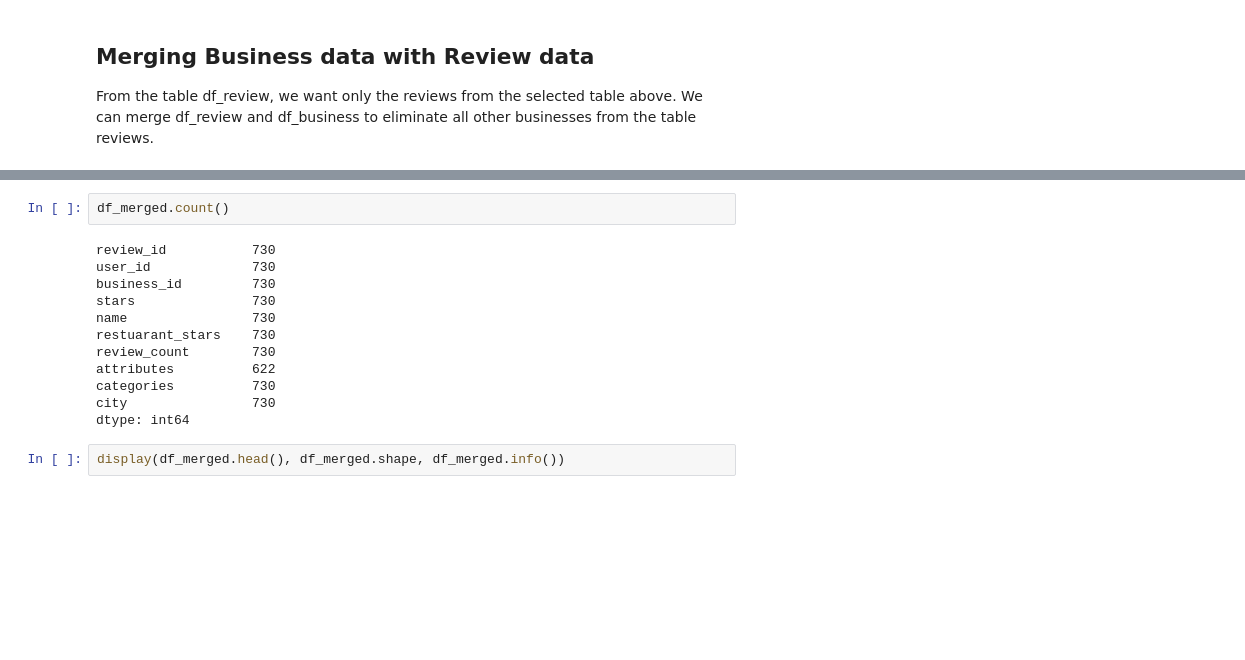
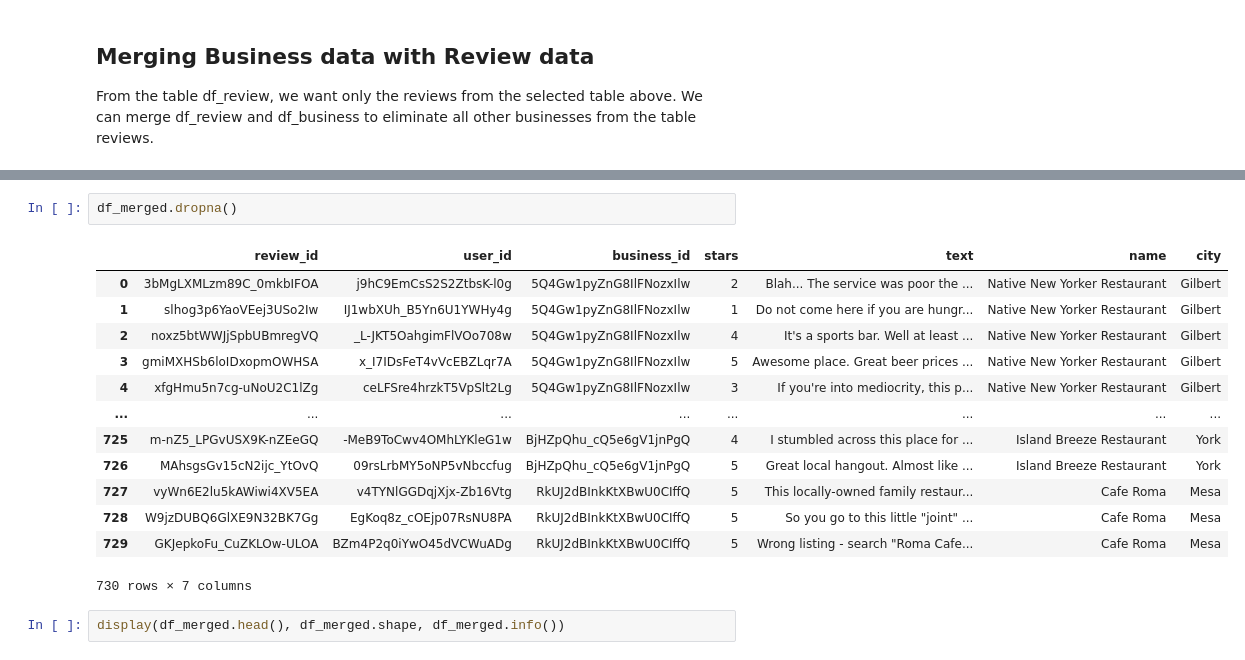
Before and after one commit to kiranrawat/-Travel-Recommendation-and-Intelligence-Engine-T.R.I.E., a Jupyter notebook: cleaning_data.ipynb, the cells around one changed output, grey strips where cells are left out. Saved outputs shown, nothing was run; the diff lists cells and outputs as text; blank space fills up the shorter version.

```diff
--- a/cleaning_data.ipynb
+++ b/cleaning_data.ipynb
@@ -311,17 +292,19 @@ df_merged.head()
 # %%
-df_merged.count()
+df_merged.dropna()
 # %% [output]
+|  | review_id | user_id | business_id | stars | text | name | city |
+| 0 | 3bMgLXMLzm89C_0mkbIFOA | j9hC9EmCsS2S2ZtbsK-l0g | 5Q4Gw1pyZnG8IlFNozxIlw | 2 | Blah... The service was poor the ... | Native New Yorker Restaurant | Gilbert |
+| 1 | slhog3p6YaoVEej3USo2Iw | IJ1wbXUh_B5Yn6U1YWHy4g | 5Q4Gw1pyZnG8IlFNozxIlw | 1 | Do not come here if you are hungr... | Native New Yorker Restaurant | Gilbert |
+| 2 | noxz5btWWJjSpbUBmregVQ | _L-JKT5OahgimFlVOo708w | 5Q4Gw1pyZnG8IlFNozxIlw | 4 | It's a sports bar. Well at least ... | Native New Yorker Restaurant | Gilbert |
+| 3 | gmiMXHSb6loIDxopmOWHSA | x_I7IDsFeT4vVcEBZLqr7A | 5Q4Gw1pyZnG8IlFNozxIlw | 5 | Awesome place. Great beer prices ... | Native New Yorker Restaurant | Gilbert |
+| 4 | xfgHmu5n7cg-uNoU2C1lZg | ceLFSre4hrzkT5VpSlt2Lg | 5Q4Gw1pyZnG8IlFNozxIlw | 3 | If you're into mediocrity, this p... | Native New Yorker Restaurant | Gilbert |
+| ... | ... | ... | ... | ... | ... | ... | ... |
+| 725 | m-nZ5_LPGvUSX9K-nZEeGQ | -MeB9ToCwv4OMhLYKleG1w | BjHZpQhu_cQ5e6gV1jnPgQ | 4 | I stumbled across this place for ... | Island Breeze Restaurant | York |
+| 726 | MAhsgsGv15cN2ijc_YtOvQ | 09rsLrbMY5oNP5vNbccfug | BjHZpQhu_cQ5e6gV1jnPgQ | 5 | Great local hangout. Almost like ... | Island Breeze Restaurant | York |
+| 727 | vyWn6E2lu5kAWiwi4XV5EA | v4TYNlGGDqjXjx-Zb16Vtg | RkUJ2dBInkKtXBwU0CIffQ | 5 | This locally-owned family restaur... | Cafe Roma | Mesa |
+| 728 | W9jzDUBQ6GlXE9N32BK7Gg | EgKoq8z_cOEjp07RsNU8PA | RkUJ2dBInkKtXBwU0CIffQ | 5 | So you go to this little "joint" ... | Cafe Roma | Mesa |
+| 729 | GKJepkoFu_CuZKLOw-ULOA | BZm4P2q0iYwO45dVCWuADg | RkUJ2dBInkKtXBwU0CIffQ | 5 | Wrong listing - search "Roma Cafe... | Cafe Roma | Mesa |
-review_id           730
-user_id             730
-business_id         730
-stars               730
-name                730
-restuarant_stars    730
-review_count        730
-attributes          622
-categories          730
-city                730
-dtype: int64
+730 rows × 7 columns
 # %%
 display(df_merged.head(), df_merged.shape, df_merged.info())
 # %% [output]
```
Also changed, not shown: parts of 12 cells of this notebook, 2 other files.
